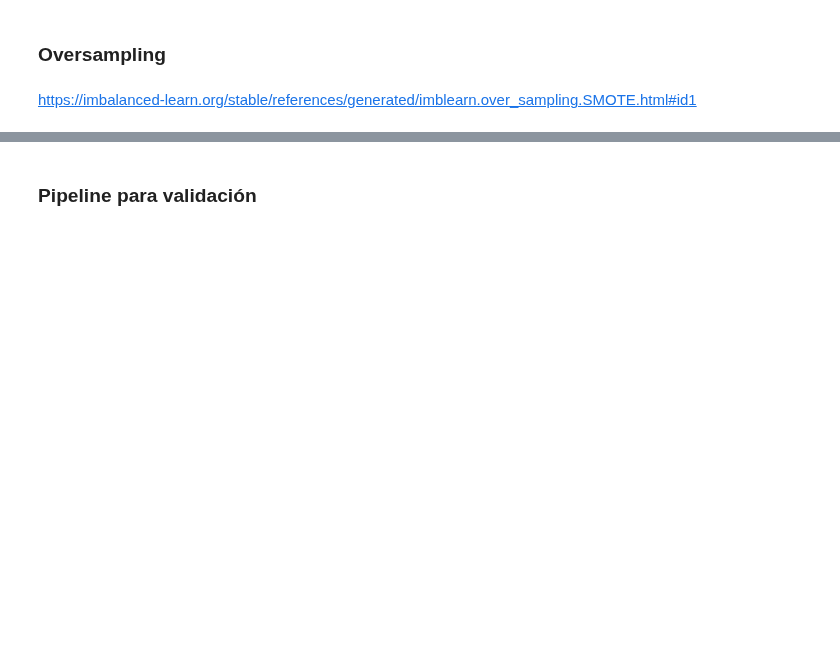
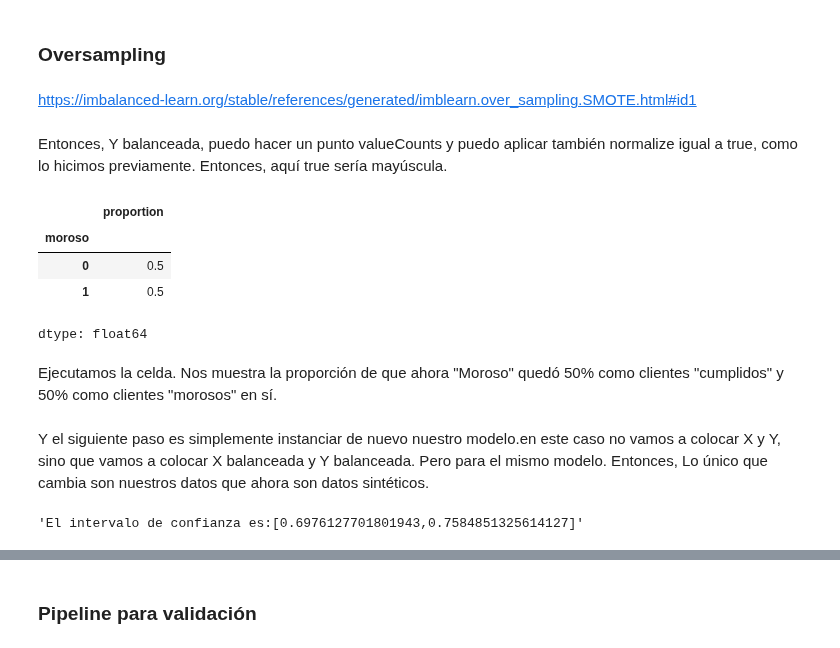
Before and after one commit to jorgevillegazz/Estadisticas-y-Machine-Learning-G9---ONE, a Jupyter notebook: Clasificacion_validacion_y_metricas.ipynb, the cells around one changed output, grey strips where cells are left out. Cells and saved outputs as stored; diff of their text form; code cells hidden in the pictures; blank space fills up the shorter version.

```diff
--- a/Clasificacion_validacion_y_metricas.ipynb
+++ b/Clasificacion_validacion_y_metricas.ipynb
@@ -685,0 +712,17 @@ https://imbalanced-learn.org/stable/references/generated/imblearn.over_sampling.
+# %%
+oversampling = SMOTE()
+X_balanceada,y_balanceada = oversampling.fit_resample(X,y)
+# %% [markdown]
+Entonces, Y balanceada, puedo hacer un punto valueCounts y puedo aplicar también normalize igual a true, como lo hicimos previamente. Entonces, aquí true sería mayúscula.
+# %%
+y_balanceada.value_counts(normalize=True)
+# %% [output]
+|  | proportion |
+| moroso |  |
+| 0 | 0.5 |
+| 1 | 0.5 |
+dtype: float64
+# %% [markdown]
+Ejecutamos la celda. Nos muestra la proporción de que ahora "Moroso" quedó 50% como clientes "cumplidos" y 50% como clientes "morosos" en sí.
+# %% [markdown]
+Y el siguiente paso es simplemente instanciar de nuevo nuestro modelo.en este caso no vamos a colocar X y Y, sino que vamos a colocar X balanceada y Y balanceada.  Pero para el mismo modelo. Entonces, Lo único que cambia son nuestros datos que ahora son datos sintéticos.
@@ -685,0 +733,4 @@ https://imbalanced-learn.org/stable/references/generated/imblearn.over_sampling.
+# %%
+intervalo_confianza(cv_resultados)
+# %% [output]
+'El intervalo de confianza es:[0.6976127701801943,0.7584851325614127]'
```
Also changed, not shown: parts of 63 cells of this notebook.
